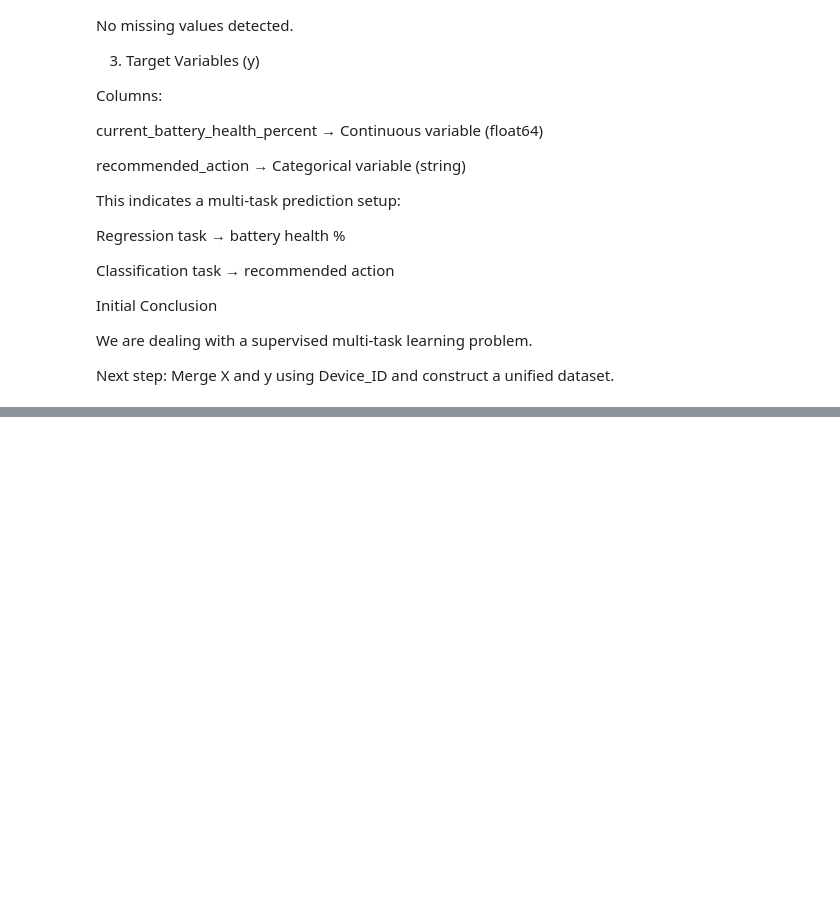
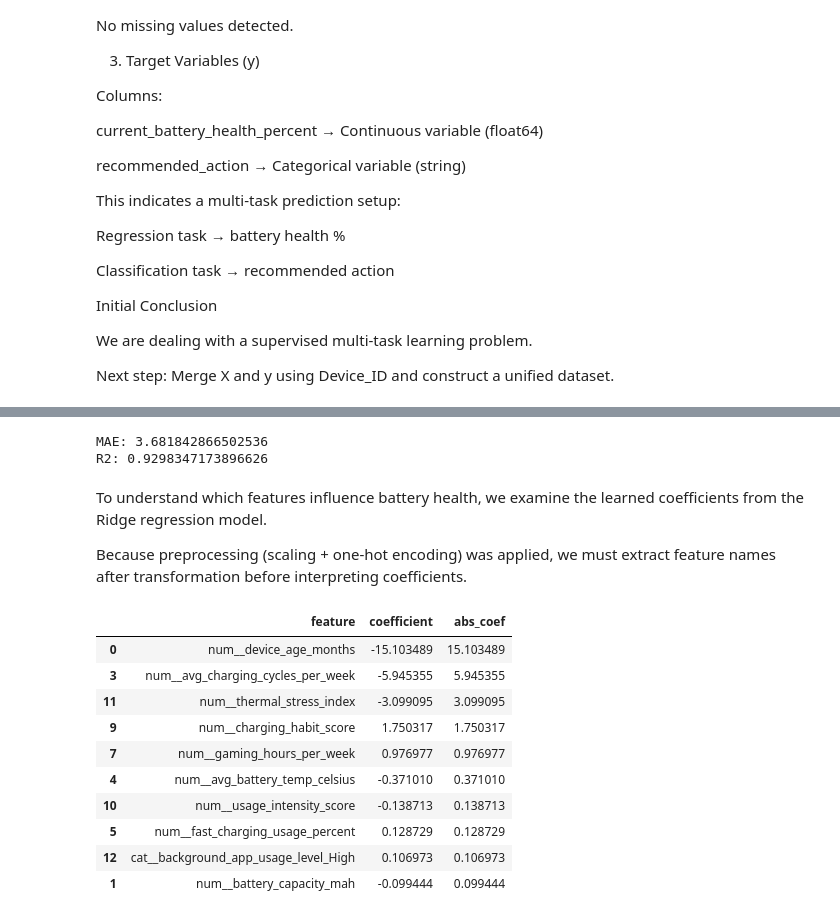
Before and after one commit to yixiang1029/BatteryHealth_project, a Jupyter notebook: notebooks/01_eda.ipynb, the cells around one changed output, grey strips where cells are left out. Saved outputs shown, nothing was run; the diff lists cells and outputs as text; code cells hidden in the pictures; blank space fills up the shorter version.

```diff
--- a/notebooks/01_eda.ipynb
+++ b/notebooks/01_eda.ipynb
@@ -220,0 +235,6 @@ X_train, X_test, y_train, y_test = train_test_split(
+# %%
+cat_cols = X_train.select_dtypes(include="object").columns.tolist()
+num_cols = X_train.select_dtypes(exclude="object").columns.tolist()
+
+print("cat_cols:", cat_cols)
+print("num_cols:", num_cols)
@@ -220,0 +316,52 @@ X_train, X_test, y_train, y_test = train_test_split(
+# %%
+pipe.fit(X_train, y_train)
+
+pred = pipe.predict(X_test)
+
+mae = mean_absolute_error(y_test, pred)
+r2 = r2_score(y_test, pred)
+
+print("MAE:", mae)
+print("R2:", r2)
+# %% [output]
+MAE: 3.681842866502536
+R2: 0.9298347173896626
+# %% [markdown]
+To understand which features influence battery health,
+we examine the learned coefficients from the Ridge regression model.
+
+Because preprocessing (scaling + one-hot encoding) was applied,
+we must extract feature names after transformation before interpreting coefficients.
+# %%
+import numpy as np
+import pandas as pd
+
+# 取得轉換後的 feature 名稱
+feature_names = pipe.named_steps["preprocess"].get_feature_names_out()
+
+# 取得 Ridge 係數
+coefficients = pipe.named_steps["model"].coef_
+
+# 建立 DataFrame
+coef_df = pd.DataFrame({
+    "feature": feature_names,
+    "coefficient": coefficients
+})
+
+# 依絕對值排序
+coef_df["abs_coef"] = np.abs(coef_df["coefficient"])
+coef_df = coef_df.sort_values("abs_coef", ascending=False)
+
+coef_df.head(10)
+# %% [output]
+|  | feature | coefficient | abs_coef |
+| 0 | num__device_age_months | -15.103489 | 15.103489 |
+| 3 | num__avg_charging_cycles_per_week | -5.945355 | 5.945355 |
+| 11 | num__thermal_stress_index | -3.099095 | 3.099095 |
+| 9 | num__charging_habit_score | 1.750317 | 1.750317 |
+| 7 | num__gaming_hours_per_week | 0.976977 | 0.976977 |
+| 4 | num__avg_battery_temp_celsius | -0.371010 | 0.371010 |
+| 10 | num__usage_intensity_score | -0.138713 | 0.138713 |
+| 5 | num__fast_charging_usage_percent | 0.128729 | 0.128729 |
+| 12 | cat__background_app_usage_level_High | 0.106973 | 0.106973 |
+| 1 | num__battery_capacity_mah | -0.099444 | 0.099444 |
```
Also changed, not shown: parts of 6 cells of this notebook.
